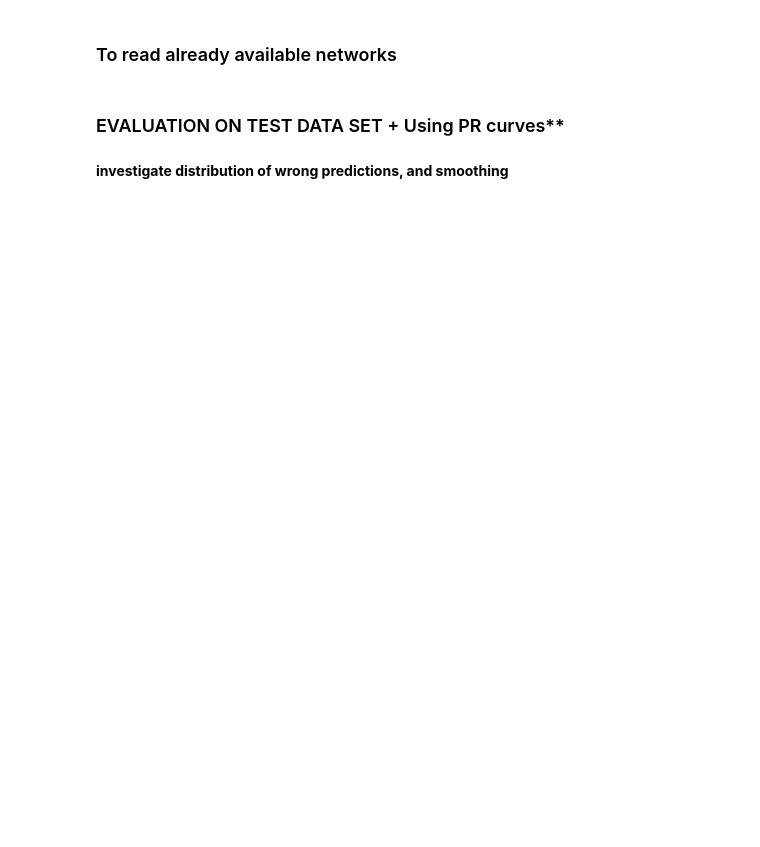
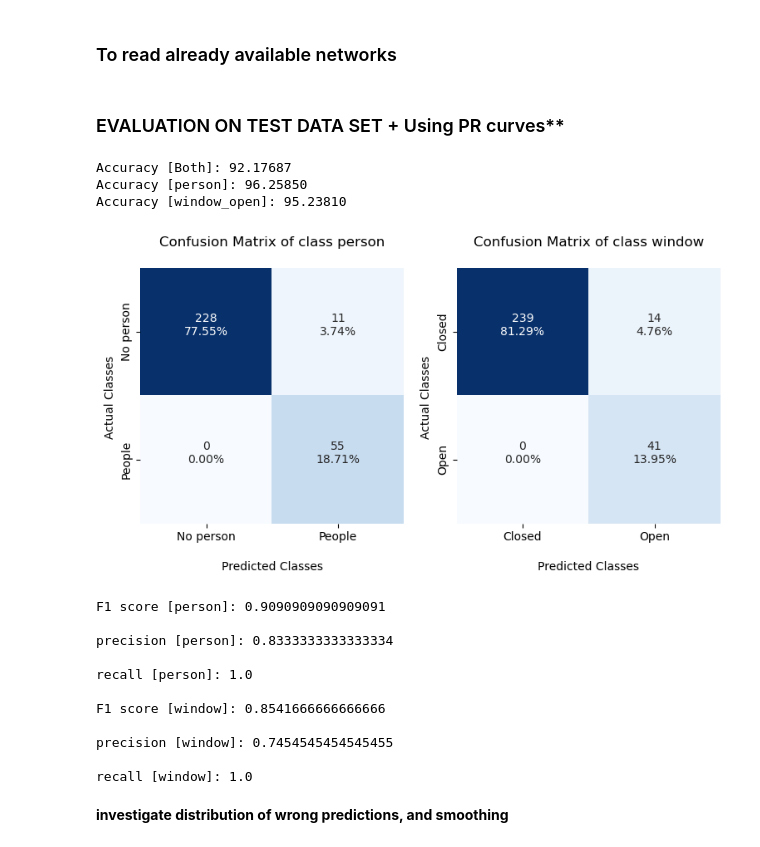
Before and after one commit to hex41434/TimeSeriesClassification, a Jupyter notebook: EncoderClassifier.ipynb, the cells around one changed output. Drawn from its saved outputs; the diff is of its cells as text; code cells hidden in the pictures; blank space fills up the shorter version.

```diff
--- a/EncoderClassifier.ipynb
+++ b/EncoderClassifier.ipynb
@@ -331,36 +415,52 @@ def evaluate_test_data(_x_test, _y_test, _tfms,_learn):
     ## single label
     ### number of classes in validation set
     # n_classes = pd.DataFrame(test_targets).value_counts().shape[0]
     # plot_confusion(test_targets,test_preds,n_classes,name = 'person')
     # print(f'Accuracy: {(test_targets == test_preds).float().mean():0.5f}')
     # print(f'F1 score: {f1_score(test_targets,test_preds)}\n') # to get f1 score for each class use (average=None)
     # print(f'precision: {precision_score(test_targets,test_preds)}\n')
     # print(f'recall: {recall_score(test_targets,test_preds)}\n')
 
     ## multi label
     print(f'Accuracy [Both]: {(100/test_targets.shape[0])*torch.all((test_preds == test_targets),dim=1).sum():0.5f}') ## multi-label
     print(f'Accuracy [person]: {(100/test_targets.shape[0])*(test_preds[:,0] == test_targets[:,0]).sum():0.5f}') ## multi-label
     print(f'Accuracy [window_open]: {(100/test_targets.shape[0])*(test_preds[:,1] == test_targets[:,1]).sum():0.5f}') ## multi-label
     n_classes = test_targets.shape[1]
 
     ## confusion matrices
-    plot_confusion_both(test_targets,test_preds,n_classes)
+    confusion_fig = plot_confusion_both(test_targets,test_preds,n_classes)
     ## person class
     # plot_confusion(test_targets[:,0],test_preds[:,0],n_classes,name = 'person')
     print(f'F1 score [person]: {f1_score(test_targets[:,0],test_preds[:,0])}\n')
     print(f'precision [person]: {precision_score(test_targets[:,0],test_preds[:,0])}\n')
     print(f'recall [person]: {recall_score(test_targets[:,0],test_preds[:,0])}\n')
 
     ### window class
     # plot_confusion(test_targets[:,1],test_preds[:,1],n_classes,name = 'window')
     print(f'F1 score [window]: {f1_score(test_targets[:,1],test_preds[:,1])}\n')
     print(f'precision [window]: {precision_score(test_targets[:,1],test_preds[:,1])}\n')
     print(f'recall [window]: {recall_score(test_targets[:,1],test_preds[:,1])}\n')
 
-    return test_targets,test_preds
+    return test_targets,test_preds,confusion_fig
 
 
-test_targets,test_preds = evaluate_test_data(_x_test= x_test, _y_test = y_test, _tfms = tfms,_learn = learn)
+test_targets,test_preds,confusion_fig = evaluate_test_data(_x_test= x_test, _y_test = y_test, _tfms = tfms,_learn = learn)
+# %% [output]
+Accuracy [Both]: 92.17687
+Accuracy [person]: 96.25850
+Accuracy [window_open]: 95.23810
+[figure, added]
+F1 score [person]: 0.9090909090909091
+
+precision [person]: 0.8333333333333334
+
+recall [person]: 1.0
+
+F1 score [window]: 0.8541666666666666
+
+precision [window]: 0.7454545454545455
+
+recall [window]: 1.0
 # %% [markdown]
 **investigate distribution of wrong predictions, and smoothing**
 # %%
```
Also changed, not shown: parts of 10 cells of this notebook, 10 other files.
